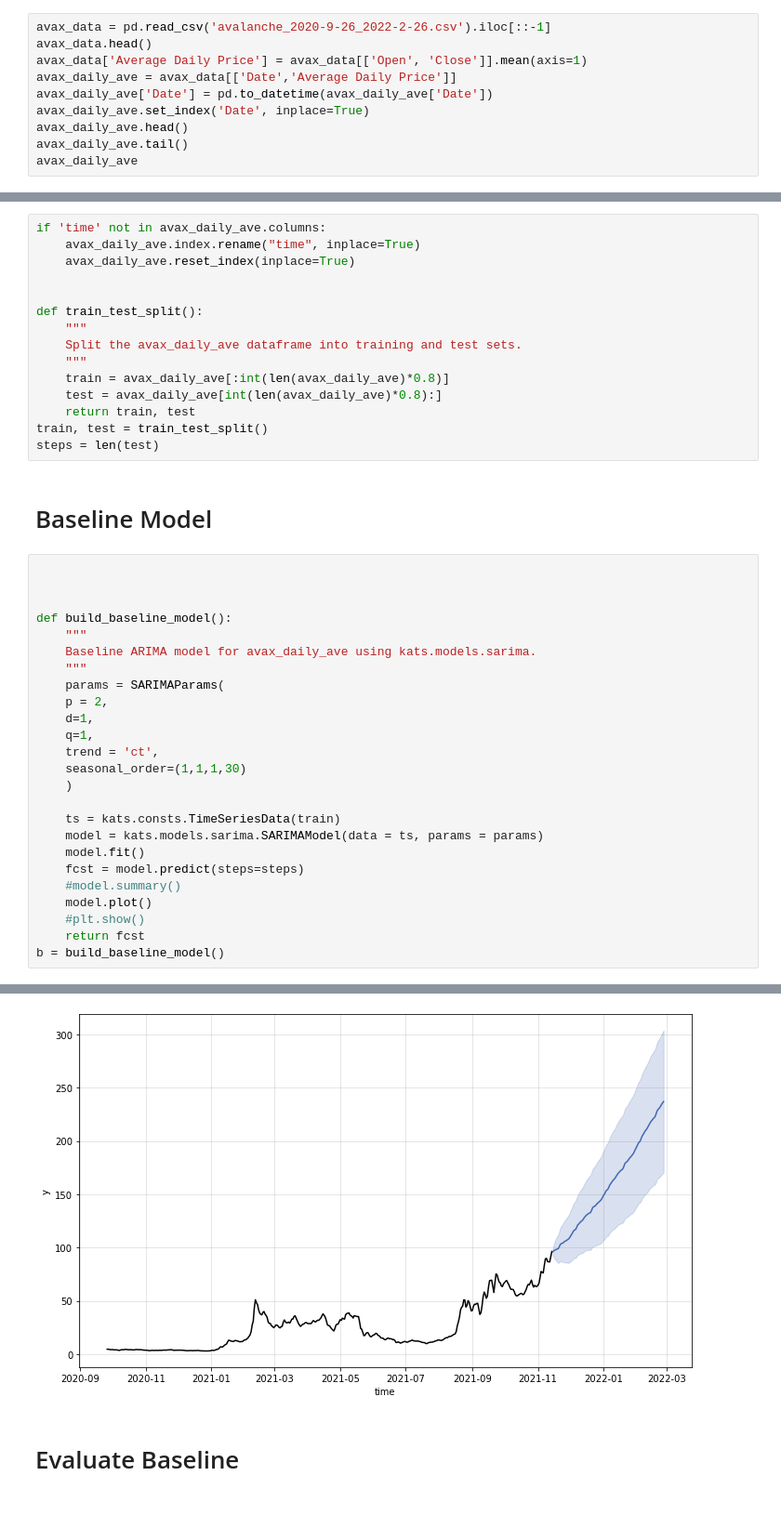
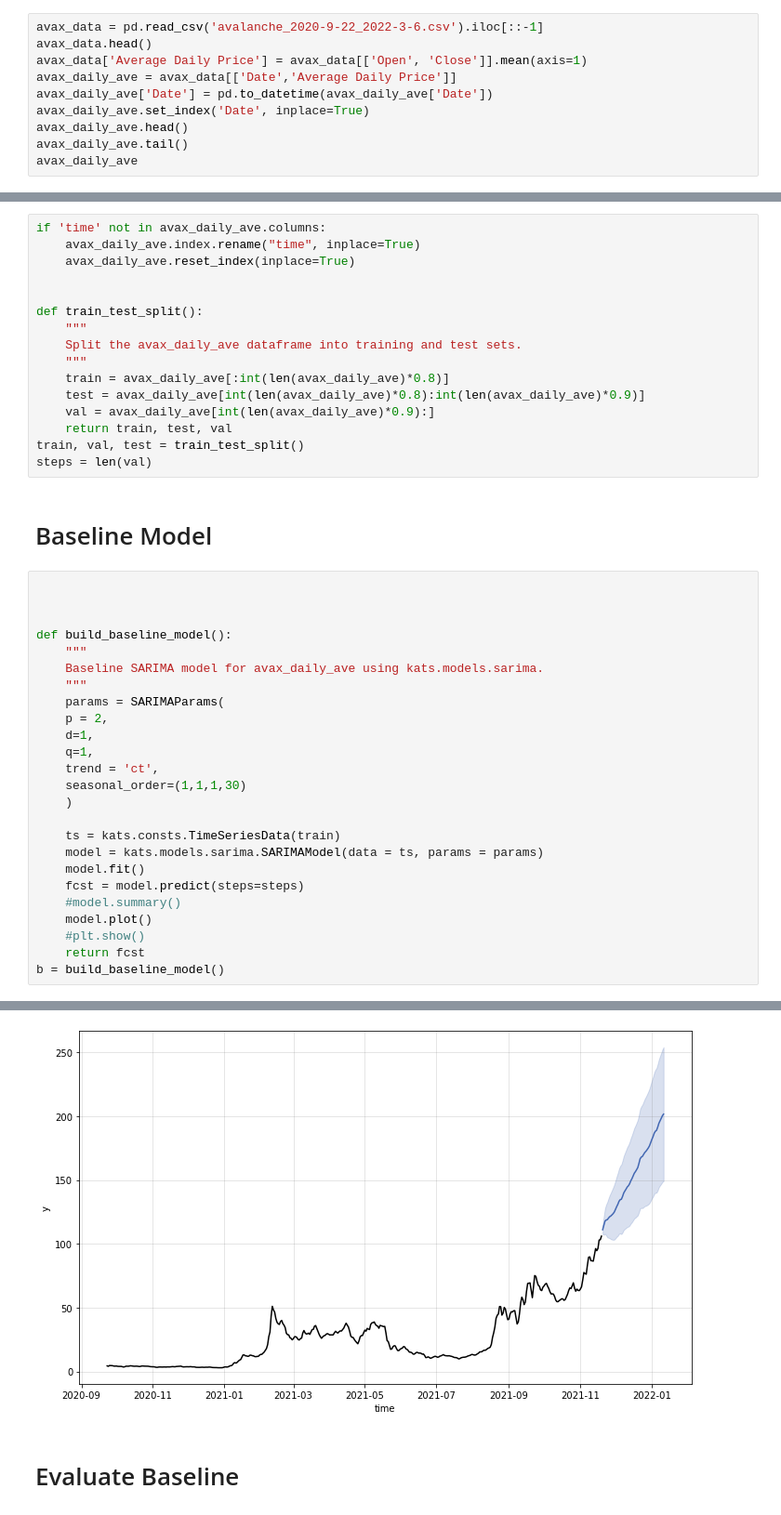
Before and after one commit to AFinney1/avax-project, a Jupyter notebook: avax-price-forecast.ipynb, the cells around one changed output, grey strips where cells are left out. Shown at 93% size. Cells and saved outputs as stored; diff of their text form.

Commit message:
corrected val , test

```diff
--- a/avax-price-forecast.ipynb
+++ b/avax-price-forecast.ipynb
@@ -28,7 +28,7 @@ pd.options.plotting.backend = "plotly"
 
 today =  datetime.datetime.today().strftime('%Y-%m-%d')
 # %%
-avax_data = pd.read_csv('avalanche_2020-9-26_2022-2-26.csv').iloc[::-1]
+avax_data = pd.read_csv('avalanche_2020-9-22_2022-3-6.csv').iloc[::-1]
 avax_data.head()
 avax_data['Average Daily Price'] = avax_data[['Open', 'Close']].mean(axis=1)
 avax_daily_ave = avax_data[['Date','Average Daily Price']]
@@ -98,40 +98,41 @@ def train_test_split():
     Split the avax_daily_ave dataframe into training and test sets.
     """
     train = avax_daily_ave[:int(len(avax_daily_ave)*0.8)]
-    test = avax_daily_ave[int(len(avax_daily_ave)*0.8):]
-    return train, test
-train, test = train_test_split()
-steps = len(test)
+    test = avax_daily_ave[int(len(avax_daily_ave)*0.8):int(len(avax_daily_ave)*0.9)]
+    val = avax_daily_ave[int(len(avax_daily_ave)*0.9):]
+    return train, test, val
+train, val, test = train_test_split()
+steps = len(val)
 # %% [markdown]
 # Baseline Model
 # %%
 
 
 
 def build_baseline_model():
     """
-    Baseline ARIMA model for avax_daily_ave using kats.models.sarima.
+    Baseline SARIMA model for avax_daily_ave using kats.models.sarima.
     """
     params = SARIMAParams(
     p = 2,
     d=1,
     q=1,
     trend = 'ct',
     seasonal_order=(1,1,1,30)
     )
 
     ts = kats.consts.TimeSeriesData(train)
     model = kats.models.sarima.SARIMAModel(data = ts, params = params)
     model.fit()
     fcst = model.predict(steps=steps)
     #model.summary()
     model.plot()
     #plt.show()
     return fcst
 b = build_baseline_model()
 # %% [output]
 Maximum Likelihood optimization failed to converge. Check mle_retvals
-[figure, old version]
+[figure, new version]
 # %% [markdown]
 # Evaluate Baseline
 # %%
```
Also changed, not shown: parts of 6 cells of this notebook.
